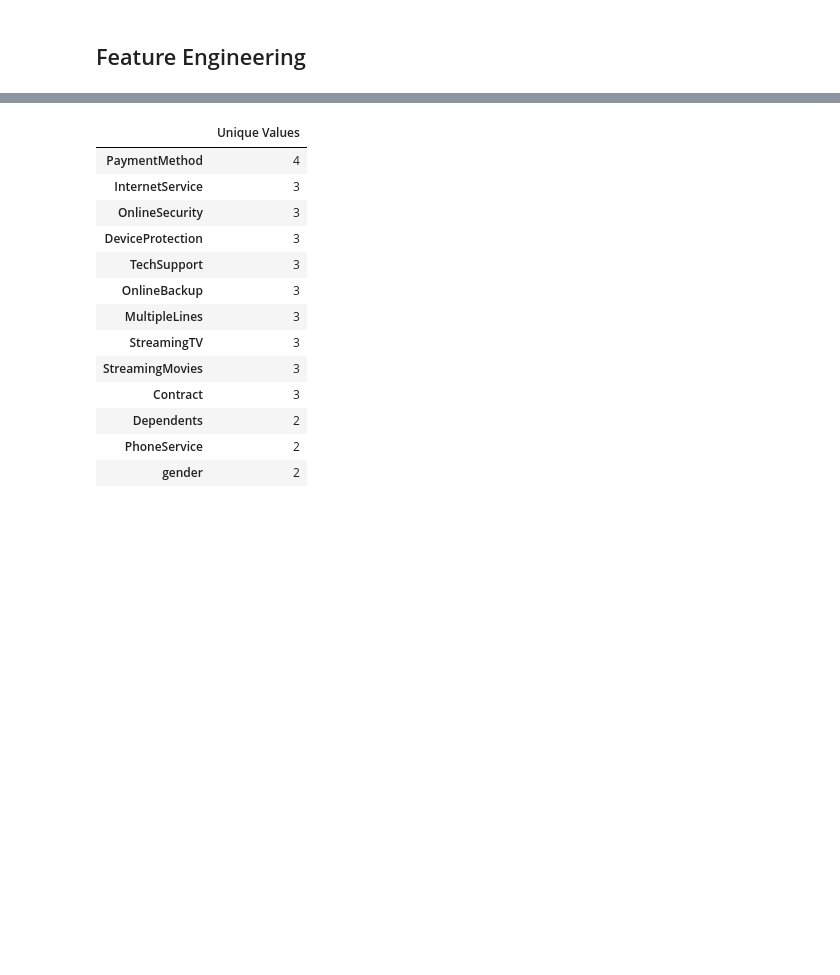
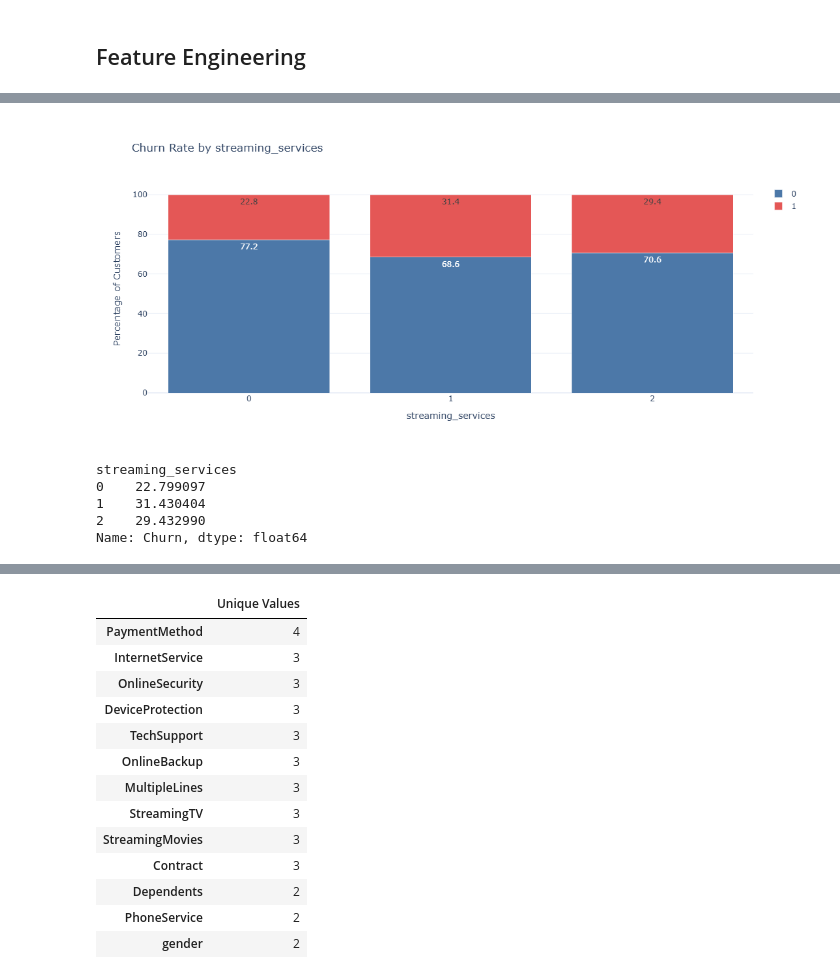
Before and after one commit to Saptaparnineogi/Customer-Churn-Risk-Assessment-and-Retention-Analytics, a Jupyter notebook: notebooks/02_Feature_Engineering_and_Model_Development.ipynb, the cells around one changed output, grey strips where cells are left out. Cells and saved outputs as stored; diff of their text form; code cells hidden in the pictures; blank space fills up the shorter version.

```diff
--- a/notebooks/02_Feature_Engineering_and_Model_Development.ipynb
+++ b/notebooks/02_Feature_Engineering_and_Model_Development.ipynb
@@ -84,0 +236,19 @@ numerical_features = [
+# %%
+streaming_features = [
+    "StreamingTV",
+    "StreamingMovies"
+]
+
+df_model["streaming_services"] = (
+    df_model[streaming_features]
+    .apply(lambda row: row.isin(["Yes"]).sum(), axis=1)
+)
+# %%
+plot_categorical_churn(df_model, "streaming_services")
+# %% [output]
+[figure, added]
+streaming_services
+0    22.799097
+1    31.430404
+2    29.432990
+Name: Churn, dtype: float64
```
Also changed, not shown: parts of 25 cells of this notebook.
